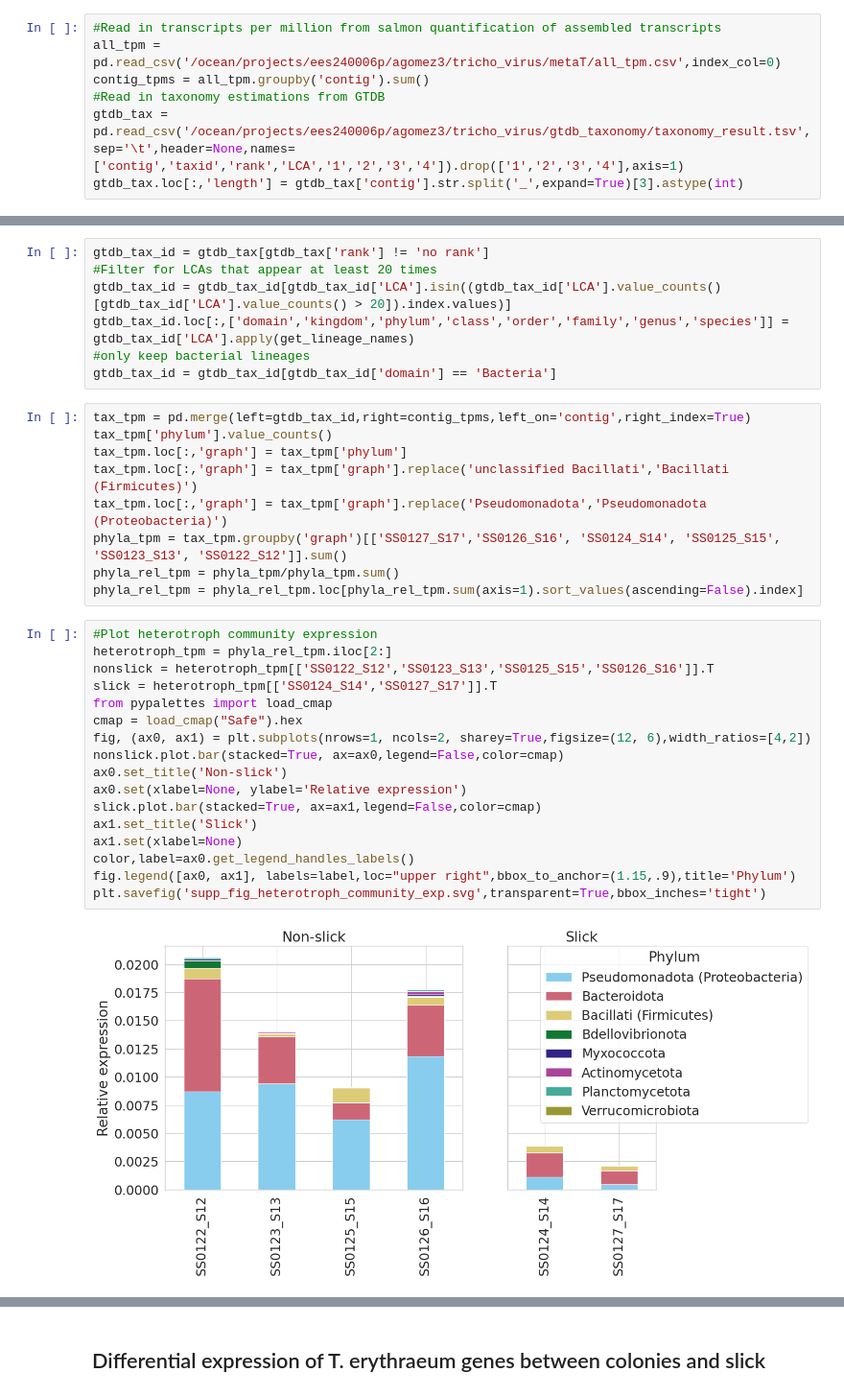
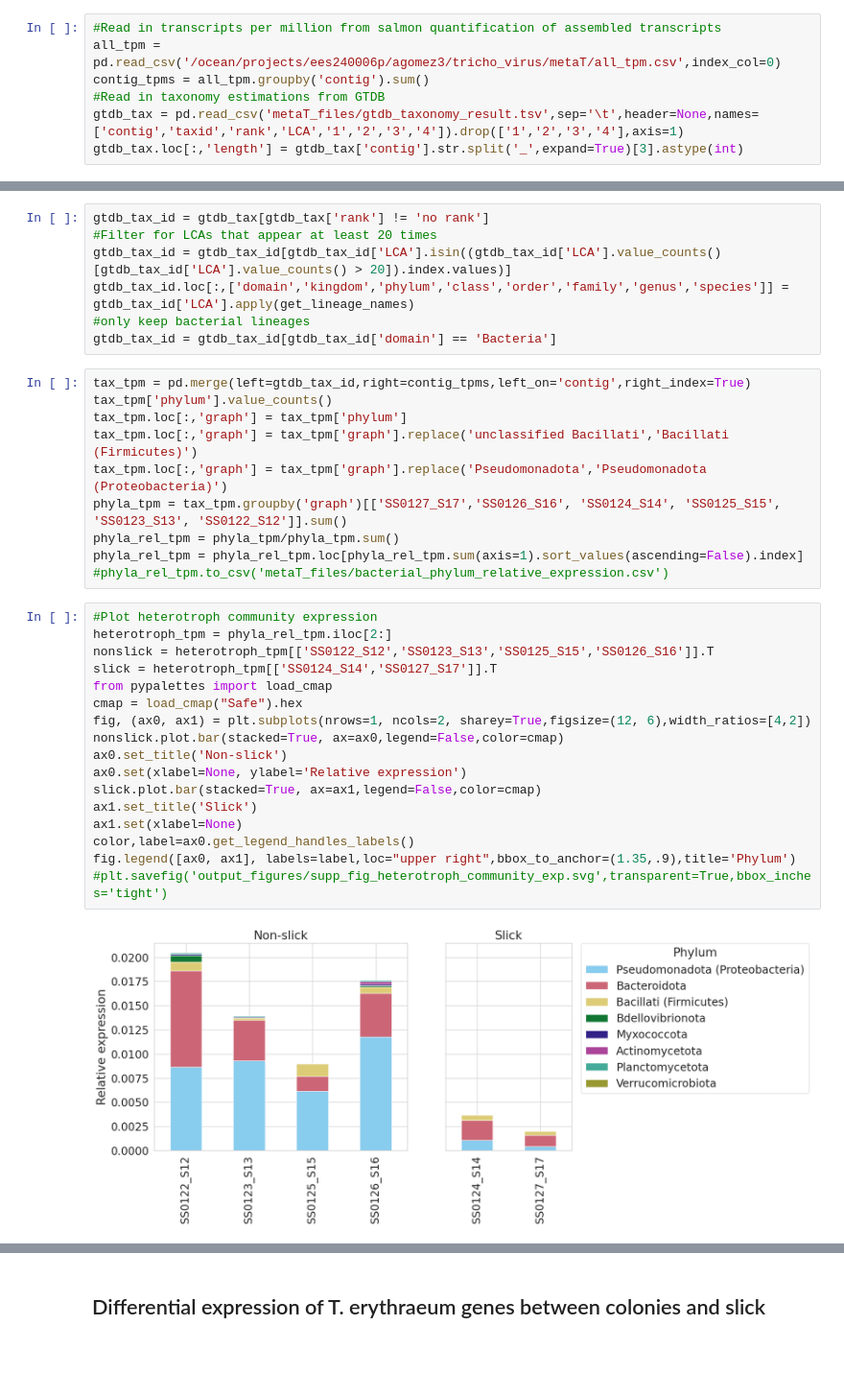
Before and after one commit to annikagomez/T.NPSG-analysis, a Jupyter notebook: fig_2_metaT.ipynb, the cells around one changed output, grey strips where cells are left out. Shown at 96% size. Cells and saved outputs as stored; diff of their text form; blank space fills up the shorter version.

```diff
--- a/fig_2_metaT.ipynb
+++ b/fig_2_metaT.ipynb
@@ -110,5 +113,5 @@ phage_tpm.to_csv('ST7_phage_tpm.csv')
 all_tpm = pd.read_csv('/ocean/projects/ees240006p/agomez3/tricho_virus/metaT/all_tpm.csv',index_col=0)
 contig_tpms = all_tpm.groupby('contig').sum()
 #Read in taxonomy estimations from GTDB
-gtdb_tax = pd.read_csv('/ocean/projects/ees240006p/agomez3/tricho_virus/gtdb_taxonomy/taxonomy_result.tsv',sep='\t',header=None,names=['contig','taxid','rank','LCA','1','2','3','4']).drop(['1','2','3','4'],axis=1)
+gtdb_tax = pd.read_csv('metaT_files/gtdb_taxonomy_result.tsv',sep='\t',header=None,names=['contig','taxid','rank','LCA','1','2','3','4']).drop(['1','2','3','4'],axis=1)
 gtdb_tax.loc[:,'length'] = gtdb_tax['contig'].str.split('_',expand=True)[3].astype(int)
@@ -250,25 +237,26 @@ tax_tpm.loc[:,'graph'] = tax_tpm['graph'].replace('Pseudomonadota','Pseudomonado
 phyla_tpm = tax_tpm.groupby('graph')[['SS0127_S17','SS0126_S16', 'SS0124_S14', 'SS0125_S15', 'SS0123_S13', 'SS0122_S12']].sum()
 phyla_rel_tpm = phyla_tpm/phyla_tpm.sum()
 phyla_rel_tpm = phyla_rel_tpm.loc[phyla_rel_tpm.sum(axis=1).sort_values(ascending=False).index]
+#phyla_rel_tpm.to_csv('metaT_files/bacterial_phylum_relative_expression.csv')
 # %%
 #Plot heterotroph community expression
 heterotroph_tpm = phyla_rel_tpm.iloc[2:]
 nonslick = heterotroph_tpm[['SS0122_S12','SS0123_S13','SS0125_S15','SS0126_S16']].T
 slick = heterotroph_tpm[['SS0124_S14','SS0127_S17']].T
 from pypalettes import load_cmap
 cmap = load_cmap("Safe").hex
 fig, (ax0, ax1) = plt.subplots(nrows=1, ncols=2, sharey=True,figsize=(12, 6),width_ratios=[4,2])
 nonslick.plot.bar(stacked=True, ax=ax0,legend=False,color=cmap)
 ax0.set_title('Non-slick')
 ax0.set(xlabel=None, ylabel='Relative expression')
 slick.plot.bar(stacked=True, ax=ax1,legend=False,color=cmap)
 ax1.set_title('Slick')
 ax1.set(xlabel=None)
 color,label=ax0.get_legend_handles_labels()
-fig.legend([ax0, ax1], labels=label,loc="upper right",bbox_to_anchor=(1.15,.9),title='Phylum')
-plt.savefig('supp_fig_heterotroph_community_exp.svg',transparent=True,bbox_inches='tight')
+fig.legend([ax0, ax1], labels=label,loc="upper right",bbox_to_anchor=(1.35,.9),title='Phylum')
+#plt.savefig('output_figures/supp_fig_heterotroph_community_exp.svg',transparent=True,bbox_inches='tight')
 # %% [output]
-[figure, old version]
+[figure, new version]
 # %%
 #Plot cyanobacterial community expression
 
```
Also changed, not shown: parts of 17 cells of this notebook, 8 other files.
